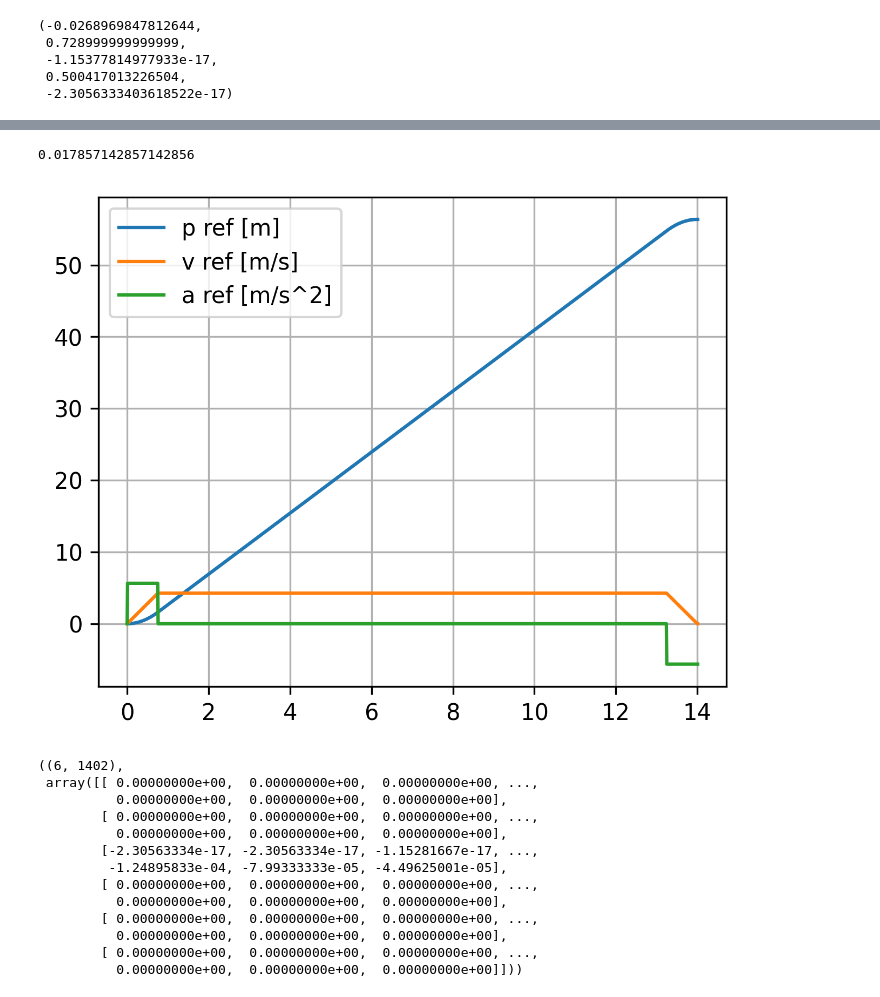
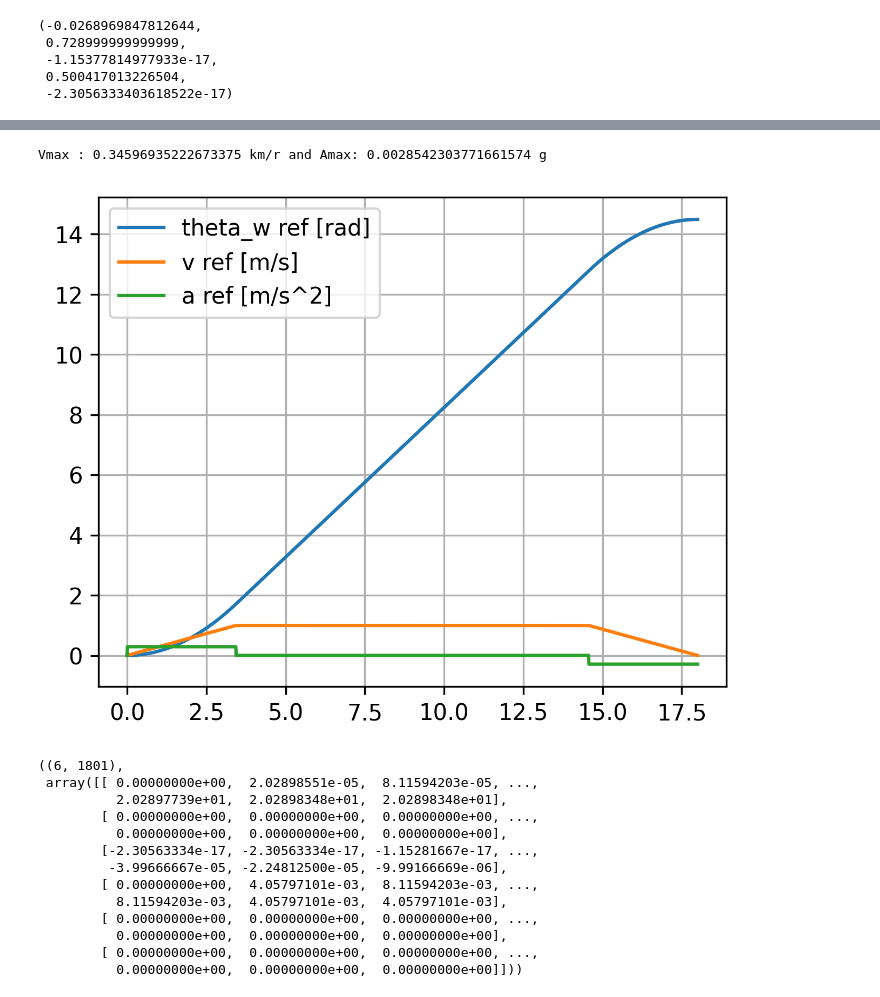
Before and after one commit to ssc166/joint_control, a Jupyter notebook: src/control_1/IK_3link.ipynb, the cells around one changed output, grey strips where cells are left out. Drawn from its saved outputs; the diff is of its cells as text; code cells hidden in the pictures.

```diff
--- a/src/control_1/IK_3link.ipynb
+++ b/src/control_1/IK_3link.ipynb
@@ -289,53 +308,52 @@ T_w, T_b= sp.symbols('T_w,T_b')
 u = sp.Matrix([[T_w], [T_b]])
 # %%
 # Rough 한 조건식
-vmax_ = 1/3.6
+vmax_ = 0.1
 t_ = 14# sec
 
 target_pos = vmax_*t_
 v = vmax_/target_pos
 a = v/4
-a
+v = 0.4
-# %% [output]
-0.017857142857142856
 # %%
-t_s, traj_s = Trapezoidal_Traj_Gen_Given_Amax_and_T(0.1,14,0.01)
+t_s, traj_s = Trapezoidal_Traj_Gen_Given_Amax_and_T(0.02,18,0.01)
 
 phi_traj = traj_s/ 0.069
 
 pl.figure(1, figsize=(5,4), dpi=300)
-pl.plot(t_s, phi_traj*target_pos)
-pl.legend(['p ref [m]', 'v ref [m/s]', 'a ref [m/s^2]'], loc='best')
+pl.plot(t_s, phi_traj)
+pl.legend(['theta_w ref [rad]', 'v ref [m/s]', 'a ref [m/s^2]'], loc='best')
 pl.grid()
 
 print('Vmax :', max(traj_s[:,1])*target_pos*3.6, 'km/r and Amax:', max(traj_s[:,2])*target_pos/9.81, 'g')
 # %% [output]
+Vmax : 0.34596935222673375 km/r and Amax: 0.0028542303771661574 g
-[figure, old version]
+[figure, new version]
 # %%
 q = sp.Matrix([[theta_w], [theta_1], [theta_2]])
 
-theta_w_des = traj_s[:,0]*target_pos
-theta_wdot_des = traj_s[:,1]*target_pos
+theta_w_des = phi_traj[:,0]*target_pos
+theta_wdot_des = phi_traj[:,1]*target_pos
 theta_2_des = theta_Plist.T # using acceleration as xl_des
 zeros = np.zeros(len(traj_s))
-Xdes = zeros
+Xdes = theta_w_des
 Xdes = np.vstack((Xdes, zeros))
 #Xdes = np.vstack((Xdes, zeros))
 Xdes = np.vstack((Xdes, theta_2_des))
-Xdes = np.vstack((Xdes, zeros))
+Xdes = np.vstack((Xdes, theta_wdot_des))
 Xdes = np.vstack((Xdes, zeros))
 Xdes = np.vstack((Xdes, zeros))
 Xdes.shape, Xdes
 # %% [output]
-((6, 1402),
- array([[ 0.00000000e+00,  0.00000000e+00,  0.00000000e+00, ...,
-          0.00000000e+00,  0.00000000e+00,  0.00000000e+00],
+((6, 1801),
+ array([[ 0.00000000e+00,  2.02898551e-05,  8.11594203e-05, ...,
+          2.02897739e+01,  2.02898348e+01,  2.02898348e+01],
         [ 0.00000000e+00,  0.00000000e+00,  0.00000000e+00, ...,
           0.00000000e+00,  0.00000000e+00,  0.00000000e+00],
         [-2.30563334e-17, -2.30563334e-17, -1.15281667e-17, ...,
-         -1.24895833e-04, -7.99333333e-05, -4.49625001e-05],
-        [ 0.00000000e+00,  0.00000000e+00,  0.00000000e+00, ...,
-          0.00000000e+00,  0.00000000e+00,  0.00000000e+00],
+         -3.99666667e-05, -2.24812500e-05, -9.99166669e-06],
+        [ 0.00000000e+00,  4.05797101e-03,  8.11594203e-03, ...,
+          8.11594203e-03,  4.05797101e-03,  4.05797101e-03],
         [ 0.00000000e+00,  0.00000000e+00,  0.00000000e+00, ...,
           0.00000000e+00,  0.00000000e+00,  0.00000000e+00],
         [ 0.00000000e+00,  0.00000000e+00,  0.00000000e+00, ...,
```
Also changed, not shown: parts of 13 cells of this notebook, 6 other files.
